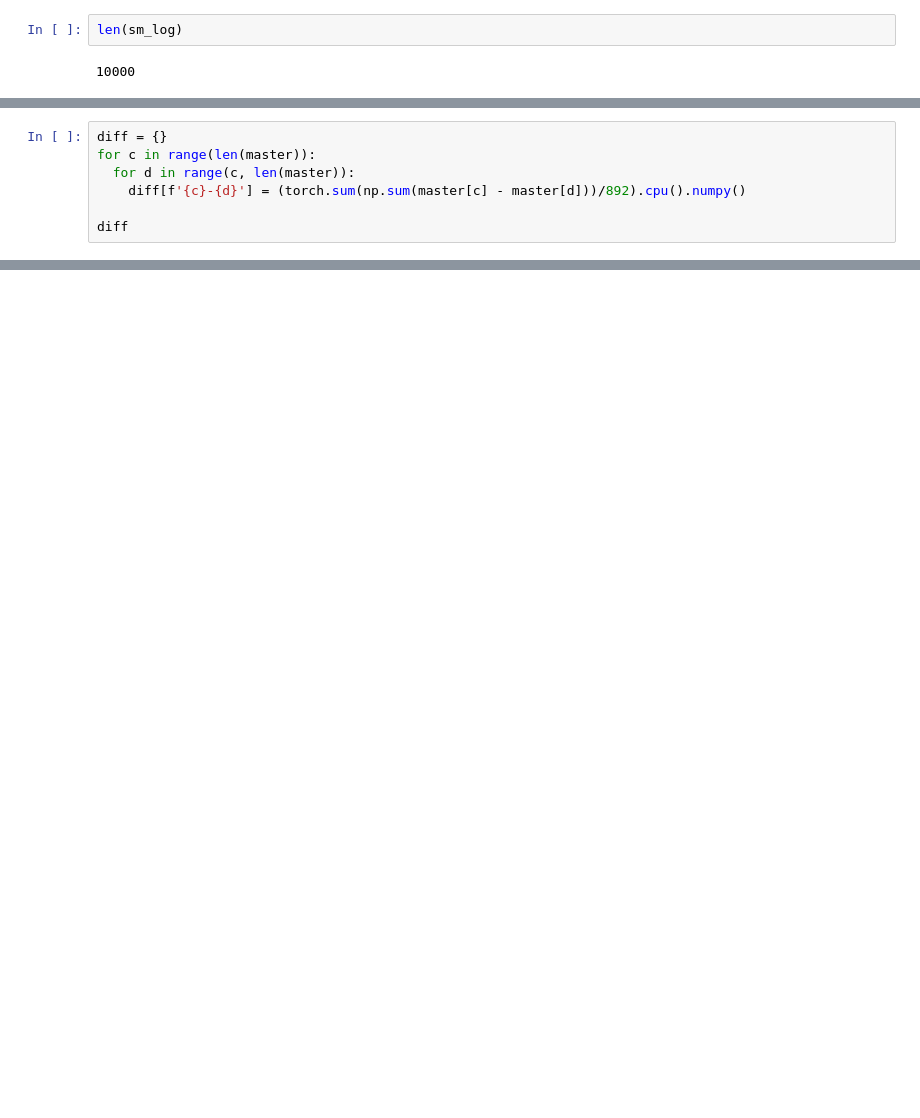
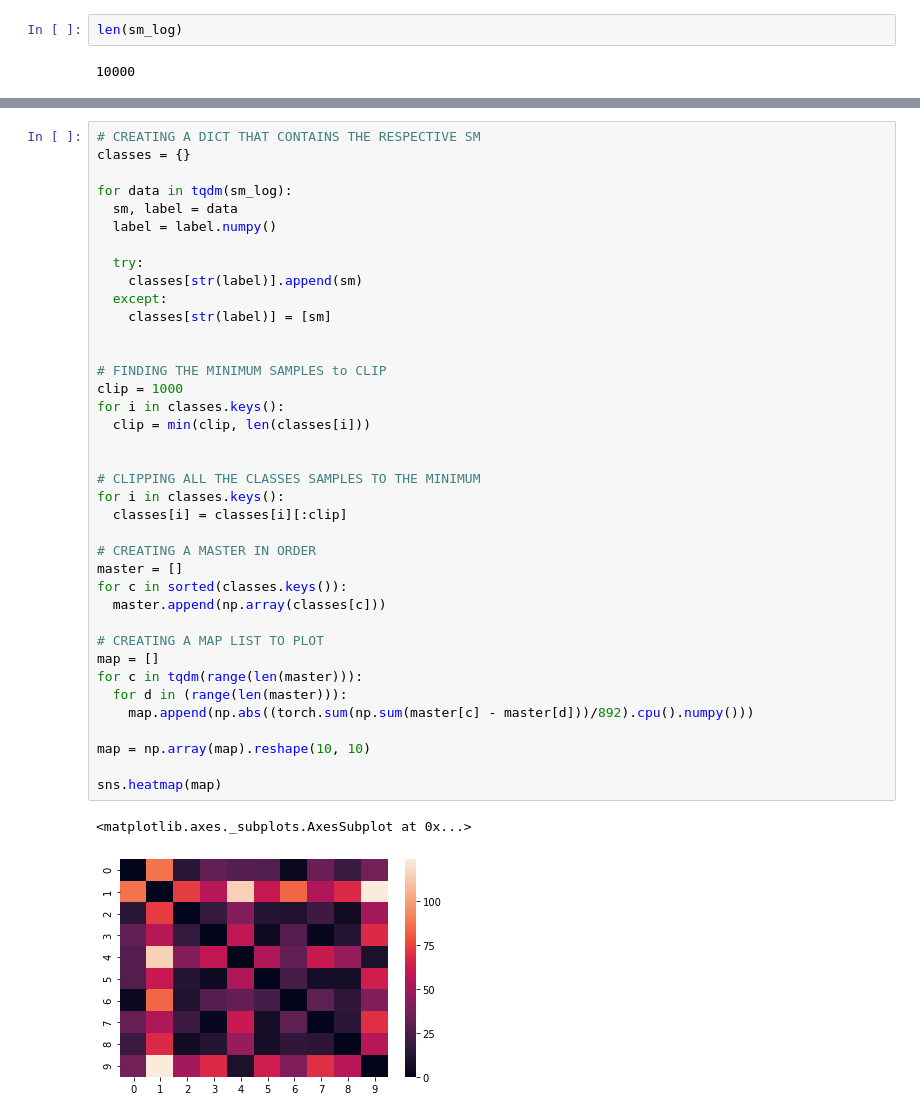
Before and after one commit to ParthikB/siamese, a Jupyter notebook: siamese.ipynb, the cells around one changed output, grey strips where cells are left out. Cells and saved outputs as stored; diff of their text form; blank space fills up the shorter version.

```diff
--- a/siamese.ipynb
+++ b/siamese.ipynb
@@ -244,7 +213,0 @@ master = np.array(master)
-# %%
-diff = {}
-for c in range(len(master)):
-  for d in range(c, len(master)):
-    diff[f'{c}-{d}'] = (torch.sum(np.sum(master[c] - master[d]))/892).cpu().numpy()
-
-diff
@@ -272,0 +214,41 @@ TypeError: ignored
+# %%
+# CREATING A DICT THAT CONTAINS THE RESPECTIVE SM
+classes = {}
+
+for data in tqdm(sm_log):
+  sm, label = data
+  label = label.numpy()
+
+  try:
+    classes[str(label)].append(sm)
+  except:
+    classes[str(label)] = [sm]
+
+
+# FINDING THE MINIMUM SAMPLES to CLIP
+clip = 1000
+for i in classes.keys():
+  clip = min(clip, len(classes[i]))
+
+
+# CLIPPING ALL THE CLASSES SAMPLES TO THE MINIMUM
+for i in classes.keys():
+  classes[i] = classes[i][:clip]
+
+# CREATING A MASTER IN ORDER
+master = []
+for c in sorted(classes.keys()):
+  master.append(np.array(classes[c]))
+
+# CREATING A MAP LIST TO PLOT
+map = []
+for c in tqdm(range(len(master))):
+  for d in (range(len(master))):
+    map.append(np.abs((torch.sum(np.sum(master[c] - master[d]))/892).cpu().numpy()))
+
+map = np.array(map).reshape(10, 10)
+
+sns.heatmap(map)
+# %% [output]
+<matplotlib.axes._subplots.AxesSubplot at 0x...>
+[figure, added]
```
Also changed, not shown: parts of 13 cells of this notebook.
